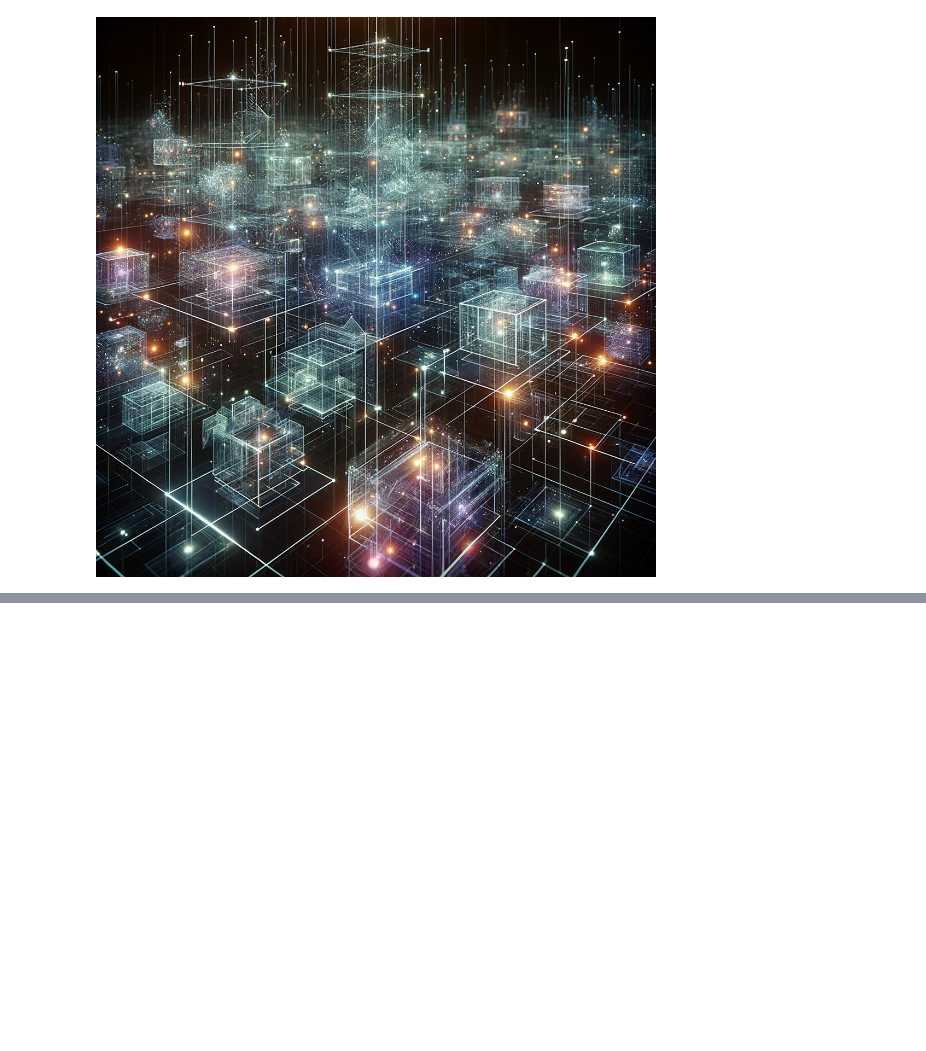
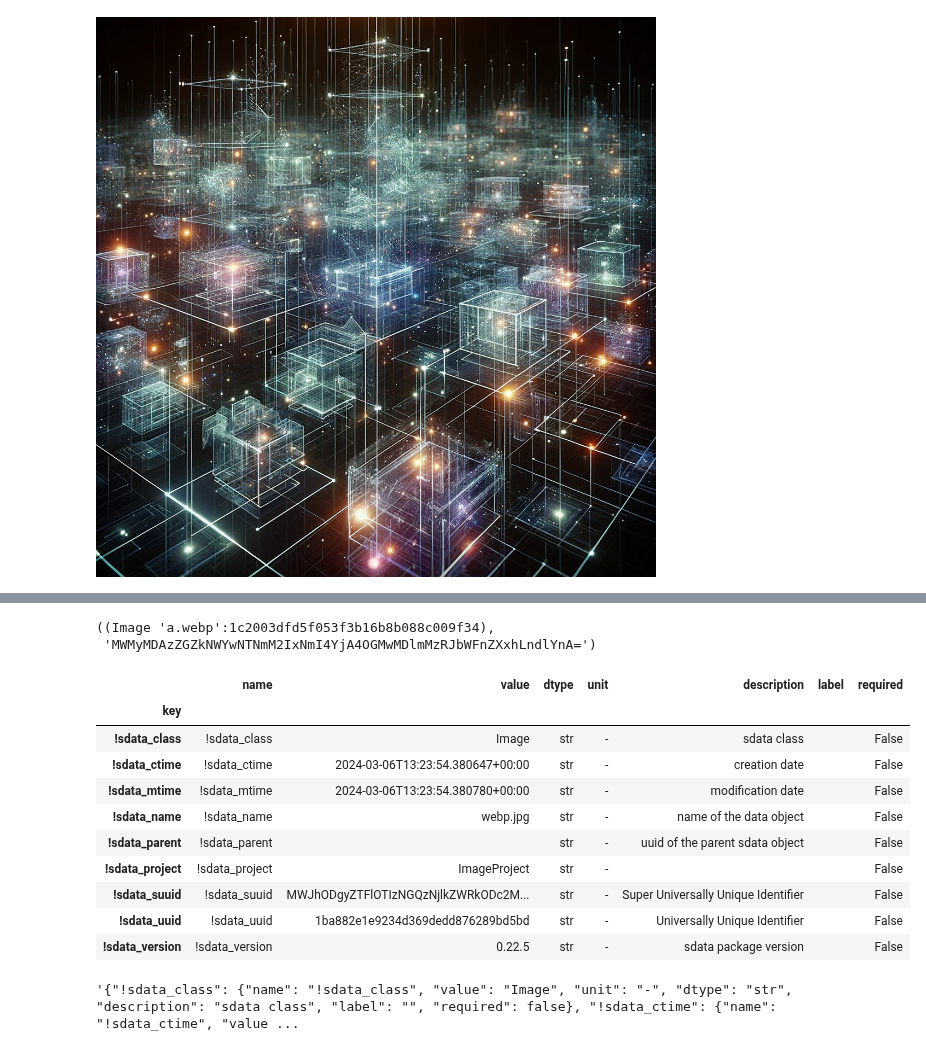
Before and after one commit to lepy/sdata, a Jupyter notebook: ipynb/sdata_Image.ipynb, the cells around one changed output, grey strips where cells are left out. Cells and saved outputs as stored; diff of their text form; code cells hidden in the pictures; blank space fills up the shorter version.

```diff
--- a/ipynb/sdata_Image.ipynb
+++ b/ipynb/sdata_Image.ipynb
@@ -141,12 +149,32 @@ jpg.mdf
 | !sdata_version | !sdata_version | 0.22.4 | str | - | sdata package version |  | False |
 # %%
 imagepath = "../tests/images/a.webp"
-webp = sdata.Image.from_filepath(imagepath, project="ImageProject", description="a webp image")
+webp = sdata.Image.from_file(imagepath, project="ImageProject", description="a webp image")
 #webp.load()
-webp
+webp, webp.suuid
+# %% [output]
+((Image 'a.webp':1c2003dfd5f053f3b16b8b088c009f34),
+ 'MWMyMDAzZGZkNWYwNTNmM2IxNmI4YjA4OGMwMDlmMzRJbWFnZXxhLndlYnA=')
 # %%
 webp.save("/tmp/webp.jpg")
 # %%
 imagepath = "/tmp/webp.jpg"
-jpg = sdata.Image.from_filepath(imagepath, project="ImageProject", description="a jpg image")
-jpg.mdf
+webp = sdata.Image.from_file(imagepath, project="ImageProject", description="a webp image")
+webp.mdf
+# %% [output]
+|  | name | value | dtype | unit | description | label | required |
+| key |  |  |  |  |  |  |  |
+| !sdata_class | !sdata_class | Image | str | - | sdata class |  | False |
+| !sdata_ctime | !sdata_ctime | 2024-03-06T13:23:54.380647+00:00 | str | - | creation date |  | False |
+| !sdata_mtime | !sdata_mtime | 2024-03-06T13:23:54.380780+00:00 | str | - | modification date |  | False |
+| !sdata_name | !sdata_name | webp.jpg | str | - | name of the data object |  | False |
+| !sdata_parent | !sdata_parent |  | str | - | uuid of the parent sdata object |  | False |
+| !sdata_project | !sdata_project | ImageProject | str | - |  |  | False |
+| !sdata_suuid | !sdata_suuid | MWJhODgyZTFlOTIzNGQzNjlkZWRkODc2M... | str | - | Super Universally Unique Identifier |  | False |
+| !sdata_uuid | !sdata_uuid | 1ba882e1e9234d369dedd876289bd5bd | str | - | Universally Unique Identifier |  | False |
+| !sdata_version | !sdata_version | 0.22.5 | str | - | sdata package version |  | False |
+# %%
+imagepath = "../tests/images/sdata.png"
+sdata.Image._get_png_metadata(imagepath)
+# %% [output]
+'{"!sdata_class": {"name": "!sdata_class", "value": "Image", "unit": "-", "dtype": "str", "description": "sdata class", "label": "", "required": false}, "!sdata_ctime": {"name": "!sdata_ctime", "value ...
```
Also changed, not shown: parts of 19 cells of this notebook, 5 other files.
